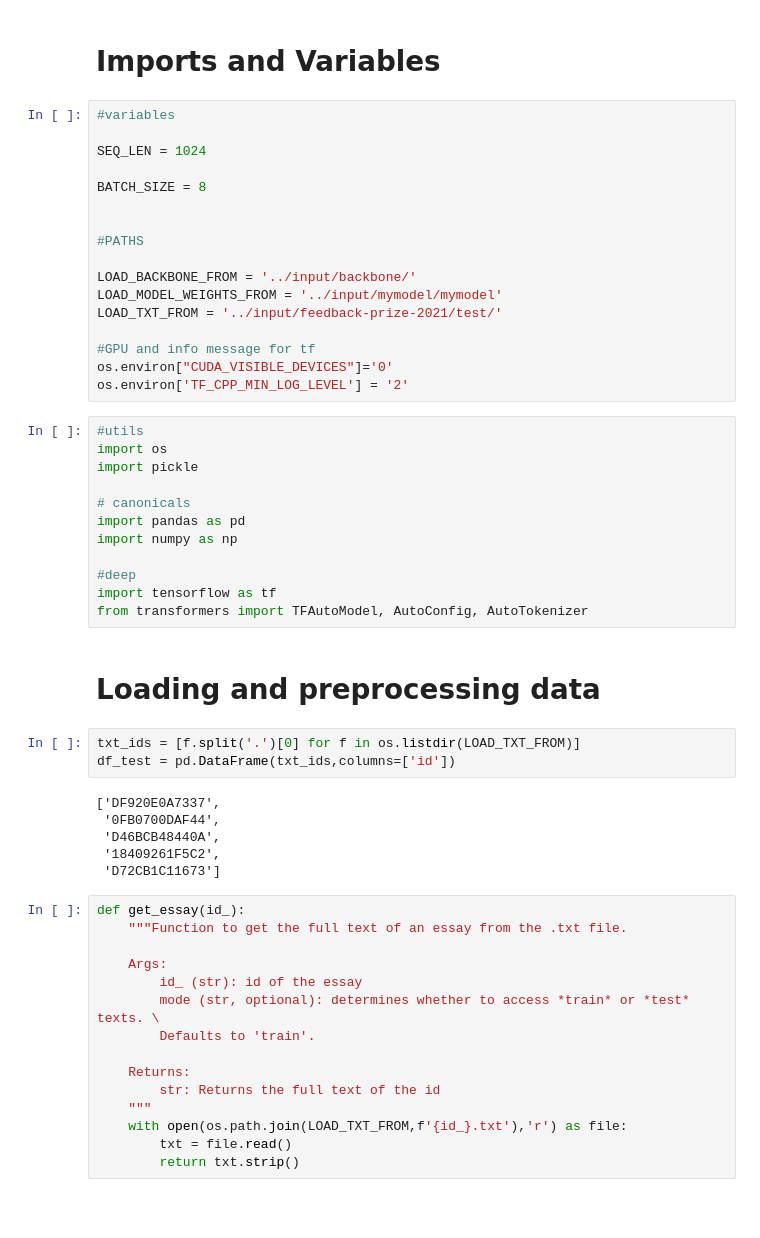
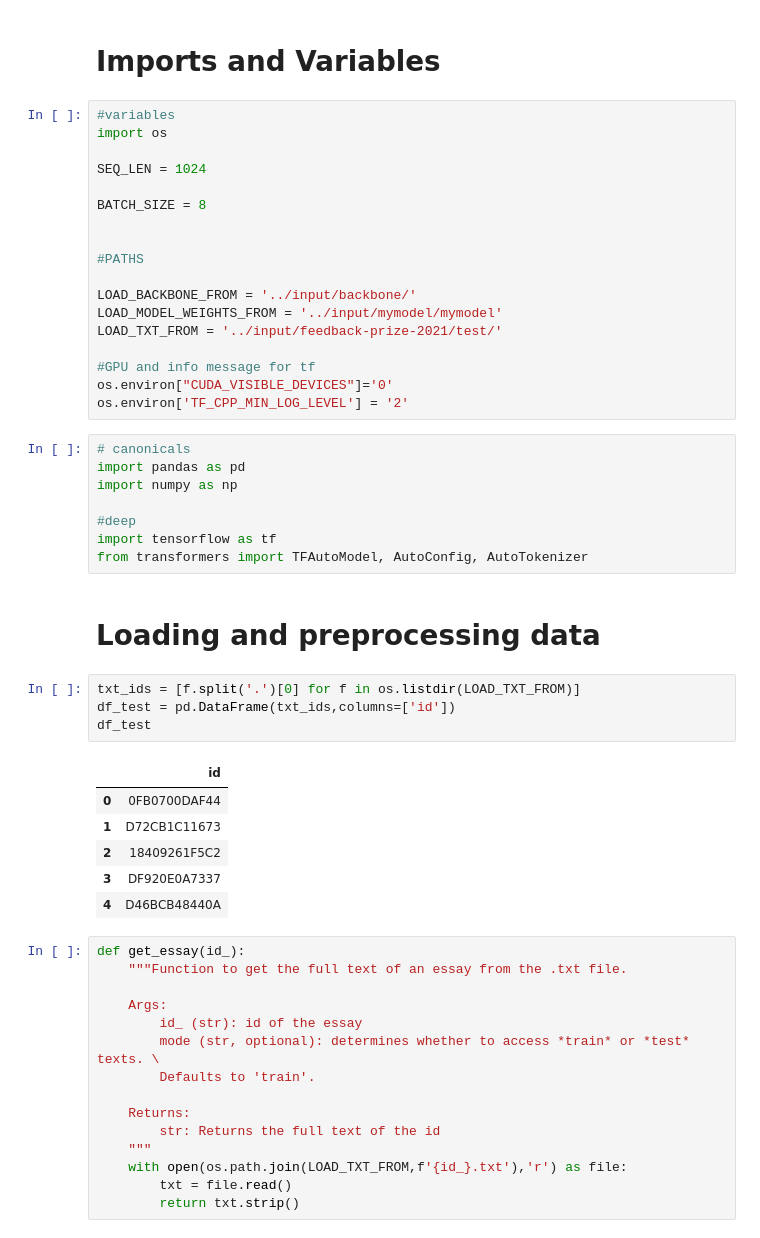
Before and after one commit to arthurcol/feedback_prize, a Jupyter notebook: notebooks/inference_kaggle.ipynb, the cells around one changed output. Saved outputs shown, nothing was run; the diff lists cells and outputs as text; blank space fills up the shorter version.

```diff
--- a/notebooks/inference_kaggle.ipynb
+++ b/notebooks/inference_kaggle.ipynb
@@ -2,6 +2,7 @@
 # Imports and Variables
 # %%
 #variables
+import os
 
 SEQ_LEN = 1024
 
@@ -18,10 +19,6 @@ LOAD_TXT_FROM = '../input/feedback-prize-2021/test/'
 os.environ["CUDA_VISIBLE_DEVICES"]='0'
 os.environ['TF_CPP_MIN_LOG_LEVEL'] = '2'
 # %%
-#utils
-import os
-import pickle
-
 # canonicals
 import pandas as pd
 import numpy as np
@@ -34,12 +31,14 @@ from transformers import TFAutoModel, AutoConfig, AutoTokenizer
 # %%
 txt_ids = [f.split('.')[0] for f in os.listdir(LOAD_TXT_FROM)]
 df_test = pd.DataFrame(txt_ids,columns=['id'])
+df_test
 # %% [output]
-['DF920E0A7337',
- '0FB0700DAF44',
- 'D46BCB48440A',
- '18409261F5C2',
- 'D72CB1C11673']
+|  | id |
+| 0 | 0FB0700DAF44 |
+| 1 | D72CB1C11673 |
+| 2 | 18409261F5C2 |
+| 3 | DF920E0A7337 |
+| 4 | D46BCB48440A |
 # %%
 def get_essay(id_):
     """Function to get the full text of an essay from the .txt file.
```
Also changed, not shown: parts of 4 cells of this notebook, 1 other file.
